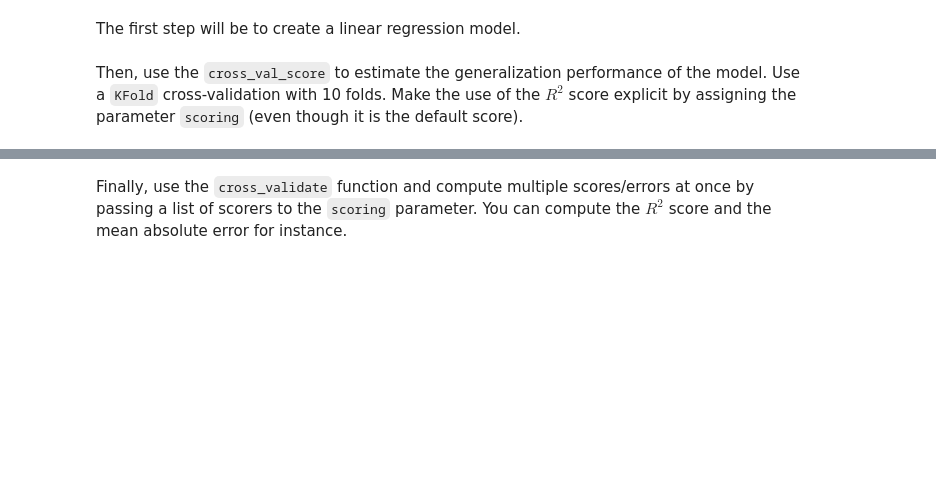
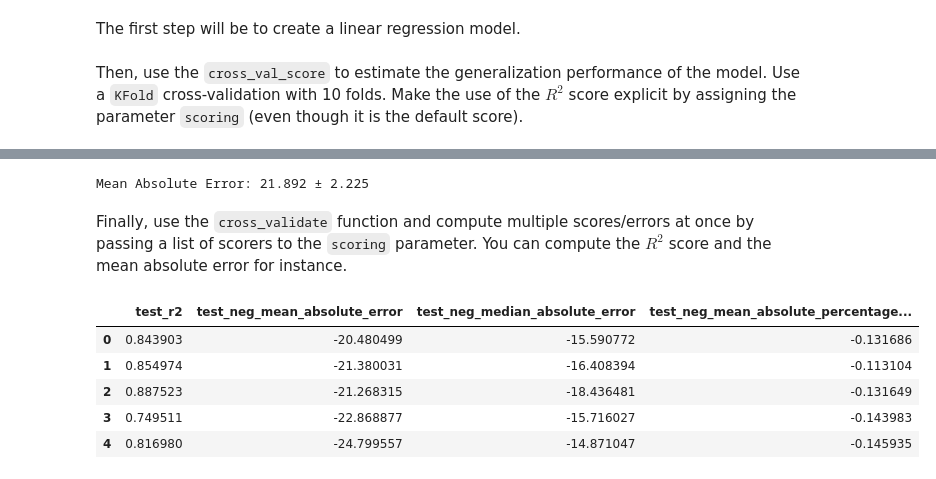
Before and after one commit to royaad/INRIA-ML-scikit-learn, a Jupyter notebook: Module 7/752_metrics_ex_02.ipynb, the cells around one changed output, grey strips where cells are left out. Cells and saved outputs as stored; diff of their text form; code cells hidden in the pictures; blank space fills up the shorter version.

```diff
--- a/Module 7/752_metrics_ex_02.ipynb
+++ b/Module 7/752_metrics_ex_02.ipynb
@@ -24,6 +24,9 @@ Appendix - Datasets description section at the end of this MOOC.</p>
 The first step will be to create a linear regression model.
 # %%
 # Write your code here.
+from sklearn.linear_model import LinearRegression
+
+lrm = LinearRegression()
 # %% [markdown]
 Then, use the `cross_val_score` to estimate the generalization performance of
 the model. Use a `KFold` cross-validation with 10 folds. Make the use of the
@@ -33,0 +35,7 @@ the default score).
+# %%
+# Write your code here.
+from sklearn.model_selection import KFold, cross_val_score
+
+cv = KFold(n_splits=10)
+scores = cross_val_score(lrm, data, target, cv=cv, scoring='r2', n_jobs=-1)
+print(f"R2: {scores.mean():.3f} ± {scores.std():.3f}")
@@ -39,3 +47,9 @@ to refer to the documentation for the `scoring` parameter.
+# %%
+# Write your code here.
+scores = cross_val_score(lrm, data, target, cv=cv, scoring='neg_mean_absolute_error', n_jobs=-1)
+print(f"Mean Absolute Error: {-scores.mean():.3f} ± {scores.std():.3f}")
+# %% [output]
+Mean Absolute Error: 21.892 ± 2.225
 # %% [markdown]
 Finally, use the `cross_validate` function and compute multiple scores/errors
 at once by passing a list of scorers to the `scoring` parameter. You can
@@ -44,0 +57,20 @@ compute the $R^2$ score and the mean absolute error for instance.
+# %%
+# Write your code here.
+from sklearn.model_selection import cross_validate
+scoring = ['r2', 'neg_mean_absolute_error', 'neg_median_absolute_error', 'neg_mean_absolute_percentage_error']
+scores = cross_validate(lrm, data, target, cv=cv, scoring=scoring, n_jobs=-1)
+# %%
+metrics = pd.DataFrame(scores)
+col_to_keep = [f"test_{col}" for col in scoring]
+# or equally col_to_keep = ["test_{}".format(col) for col in scoring]
+
+metrics = metrics.drop(columns=metrics.columns.difference(col_to_keep))
+
+metrics.head()
+# %% [output]
+|  | test_r2 | test_neg_mean_absolute_error | test_neg_median_absolute_error | test_neg_mean_absolute_percentage... |
+| 0 | 0.843903 | -20.480499 | -15.590772 | -0.131686 |
+| 1 | 0.854974 | -21.380031 | -16.408394 | -0.113104 |
+| 2 | 0.887523 | -21.268315 | -18.436481 | -0.131649 |
+| 3 | 0.749511 | -22.868877 | -15.716027 | -0.143983 |
+| 4 | 0.816980 | -24.799557 | -14.871047 | -0.145935 |
```
Also changed, not shown: parts of 6 cells of this notebook, 3 other files.
